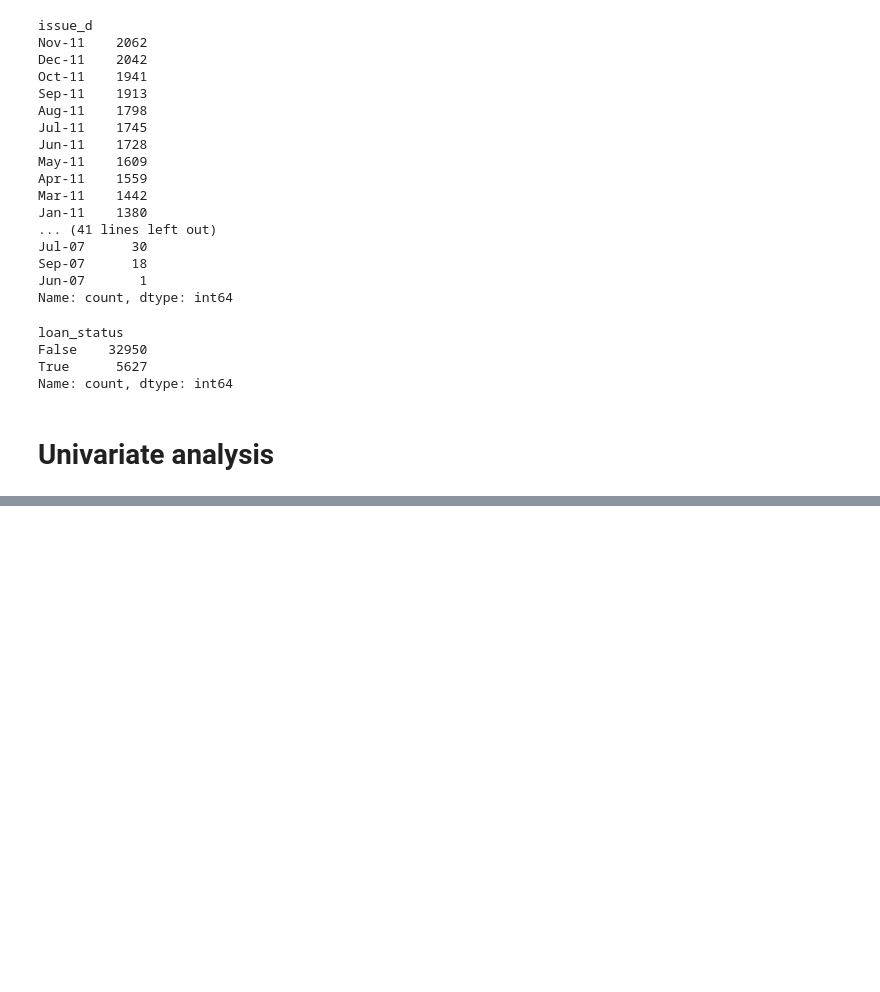
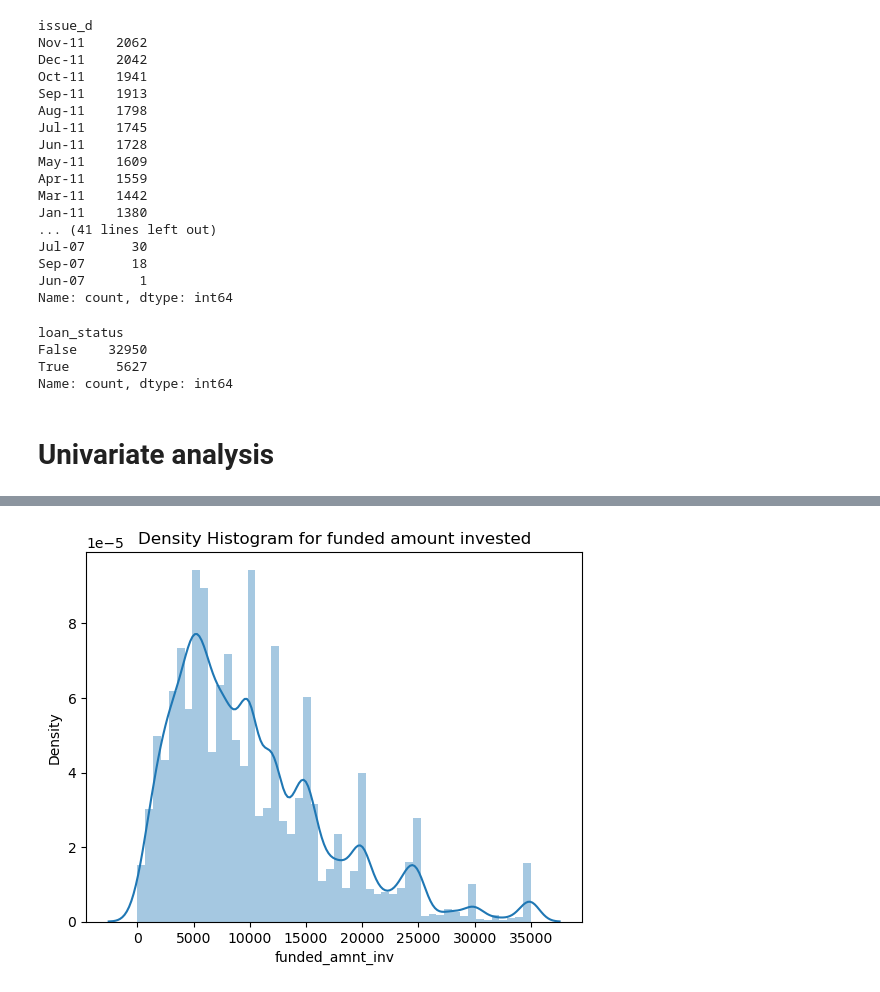
Before and after one commit to KhGunindro/LendingClubCaseStudy, a Jupyter notebook: KhuraijamGunindro.ipynb, the cells around one changed output, grey strips where cells are left out. Drawn from its saved outputs; the diff is of its cells as text; code cells hidden in the pictures; blank space fills up the shorter version.

```diff
--- a/KhuraijamGunindro.ipynb
+++ b/KhuraijamGunindro.ipynb
@@ -446,0 +573,6 @@ df.drop("loan_status",axis=1,inplace=True)
+# %%
+sns.distplot(df['funded_amnt_inv'])
+plt.title("Density Histogram for funded amount invested")
+plt.show()
+# %% [output]
+[figure, added]
```
Also changed, not shown: parts of 40 cells of this notebook.
